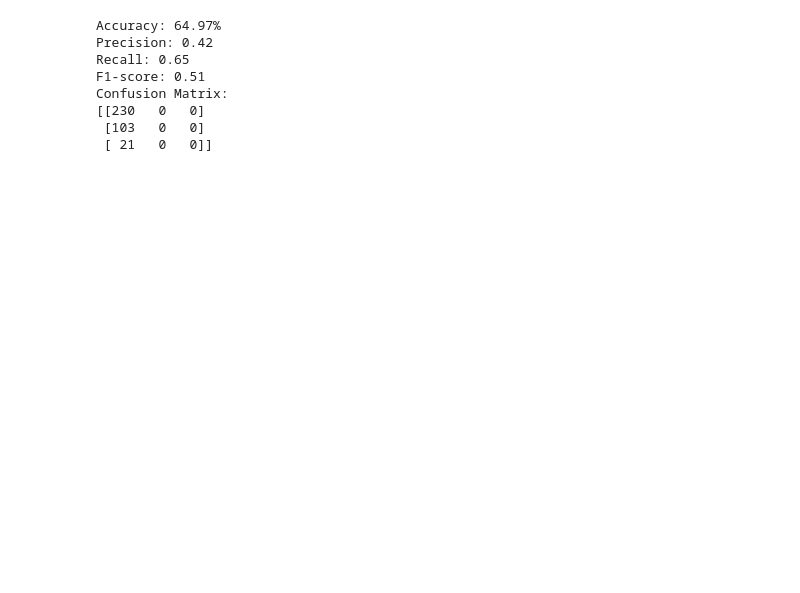
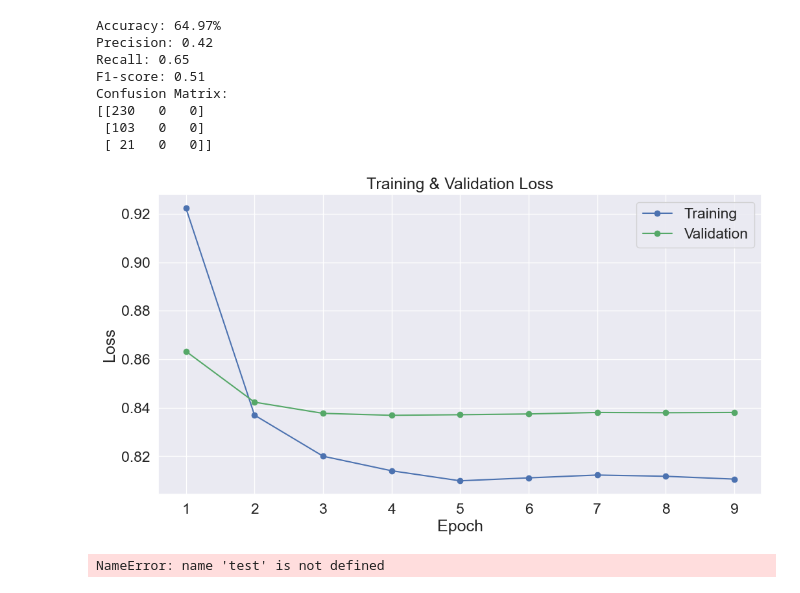
Before and after one commit to aysenurozmen/harmful_meme_models, a Jupyter notebook: basic_mmf.ipynb, the cells around one changed output. Cells and saved outputs as stored; diff of their text form; code cells hidden in the pictures; blank space fills up the shorter version.

Commit message:
model and plots updated
model and plots updated

```diff
--- a/basic_mmf.ipynb
+++ b/basic_mmf.ipynb
@@ -144,6 +145,6 @@ model = MmfClassifier(image_feature_size, text_feature_size, num_classes)
 
 # Loss function and optimizer
 criterion = nn.CrossEntropyLoss()
-optimizer = optim.SGD(model.parameters(), lr=0.01)
+optimizer = optim.SGD(model.parameters(), lr=1e-5)
 # %%
 print("First entry in the dataset:")
@@ -272,3 +281,44 @@ Confusion Matrix:
 [[230   0   0]
  [103   0   0]
  [ 21   0   0]]
+# %%
+import seaborn as sns
+import numpy as np
+
+# plot results
+def plot_results():
+    # styling from seaborn.
+    sns.set(style='darkgrid')
+    # uncrease the plot size and font size.
+    sns.set(font_scale=1.5)
+    plt.rcParams["figure.figsize"] = (12,6)
+
+    # plot the learning curve.
+    plt.plot(np.arange(1, len(avg_train_losses)+1), avg_train_losses, 'b-o', label="Training")
+    plt.plot(np.arange(1, len(avg_train_losses)+1), avg_val_losses, 'g-o', label="Validation")
+
+    # Label the plot.
+    plt.title("Training & Validation Loss")
+    plt.xlabel("Epoch")
+    plt.ylabel("Loss")
+    plt.legend()
+    plt.xticks(list(range(1, len(avg_train_losses)+1)))
+
+    return plt.show()
+
+
+plot_results()
+# %% [output]
+[figure, added]
+# %%
+# Plotting the training and validation curves
+#print (train_losses)
+
+plt.plot(avg_train_losses, label='Training Loss')
+plt.plot(avg_val_losses, label='Validation Loss')
+plt.xlabel('Epoch')
+plt.ylabel('Loss')
+plt.legend()
+plt.show()
+# %% [output]
+NameError: name 'test' is not defined
```
Also changed, not shown: parts of 3 cells of this notebook.
